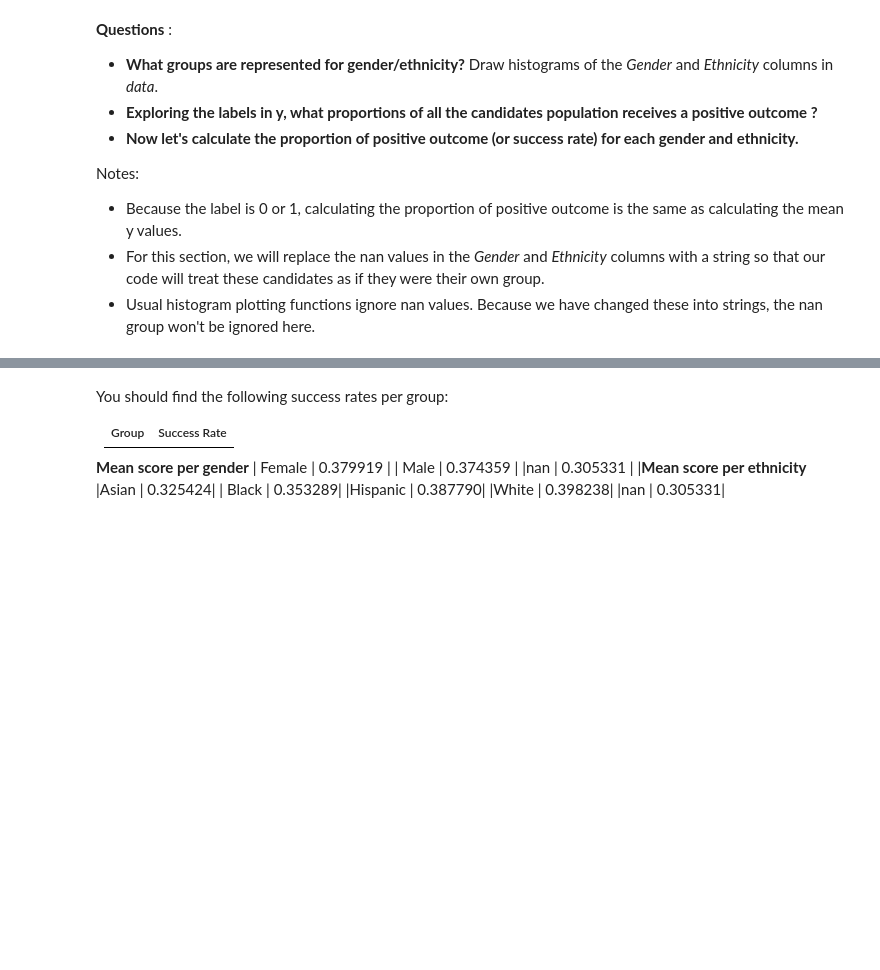
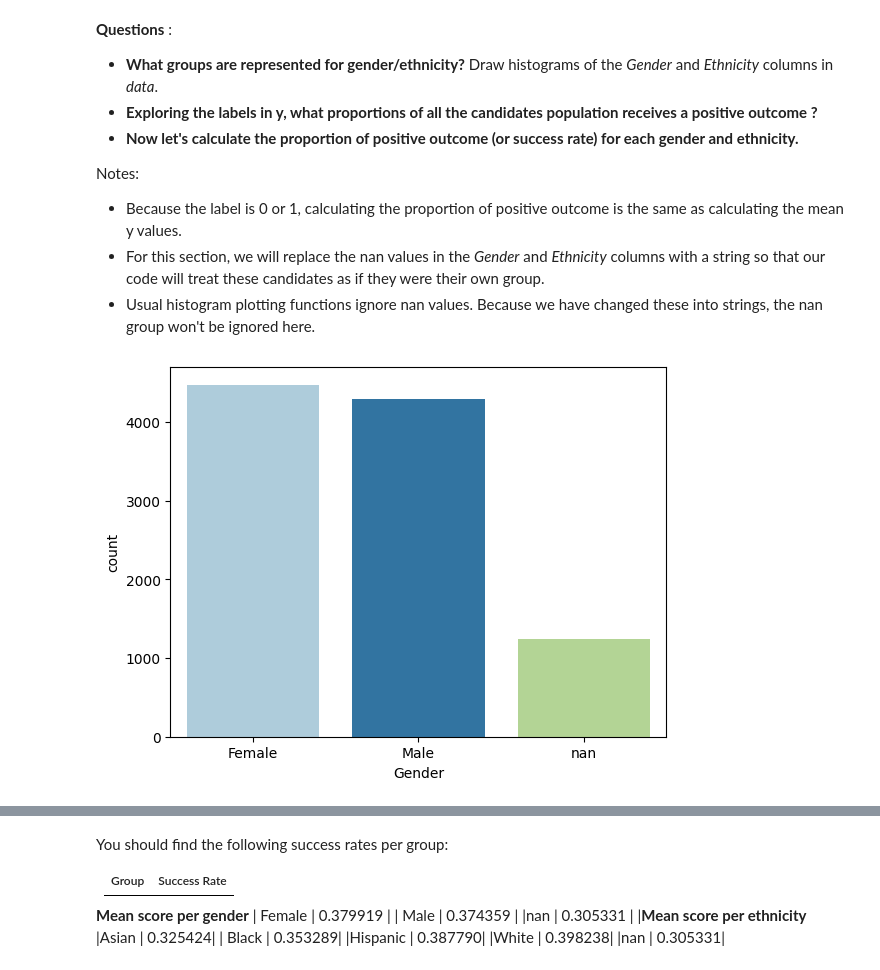
Before and after one commit to AminaTkh/AlanTuringInstitute_Bias_in_AI, a Jupyter notebook: Forms-and-Quantification-of-Bias-in-AI/Practice_1_Explore_data.ipynb, the cells around one changed output, grey strips where cells are left out. Saved outputs shown, nothing was run; the diff lists cells and outputs as text; code cells hidden in the pictures; blank space fills up the shorter version.

```diff
--- a/Forms-and-Quantification-of-Bias-in-AI/Practice_1_Explore_data.ipynb
+++ b/Forms-and-Quantification-of-Bias-in-AI/Practice_1_Explore_data.ipynb
@@ -152,3 +181,9 @@ Notes:
 # replace nan values with 'nan' string
 data = raw_data.copy() # work with the "data" dataframe (simple copy of the raw dataframe)
 data = data.fillna("nan")
+# %%
+sns.set_palette("Paired")
+sns.countplot(x=data['Gender'],
+                   order=data['Gender'].value_counts(ascending=False).index);
+# %% [output]
+[figure, added]
```
Also changed, not shown: parts of 33 cells of this notebook.
